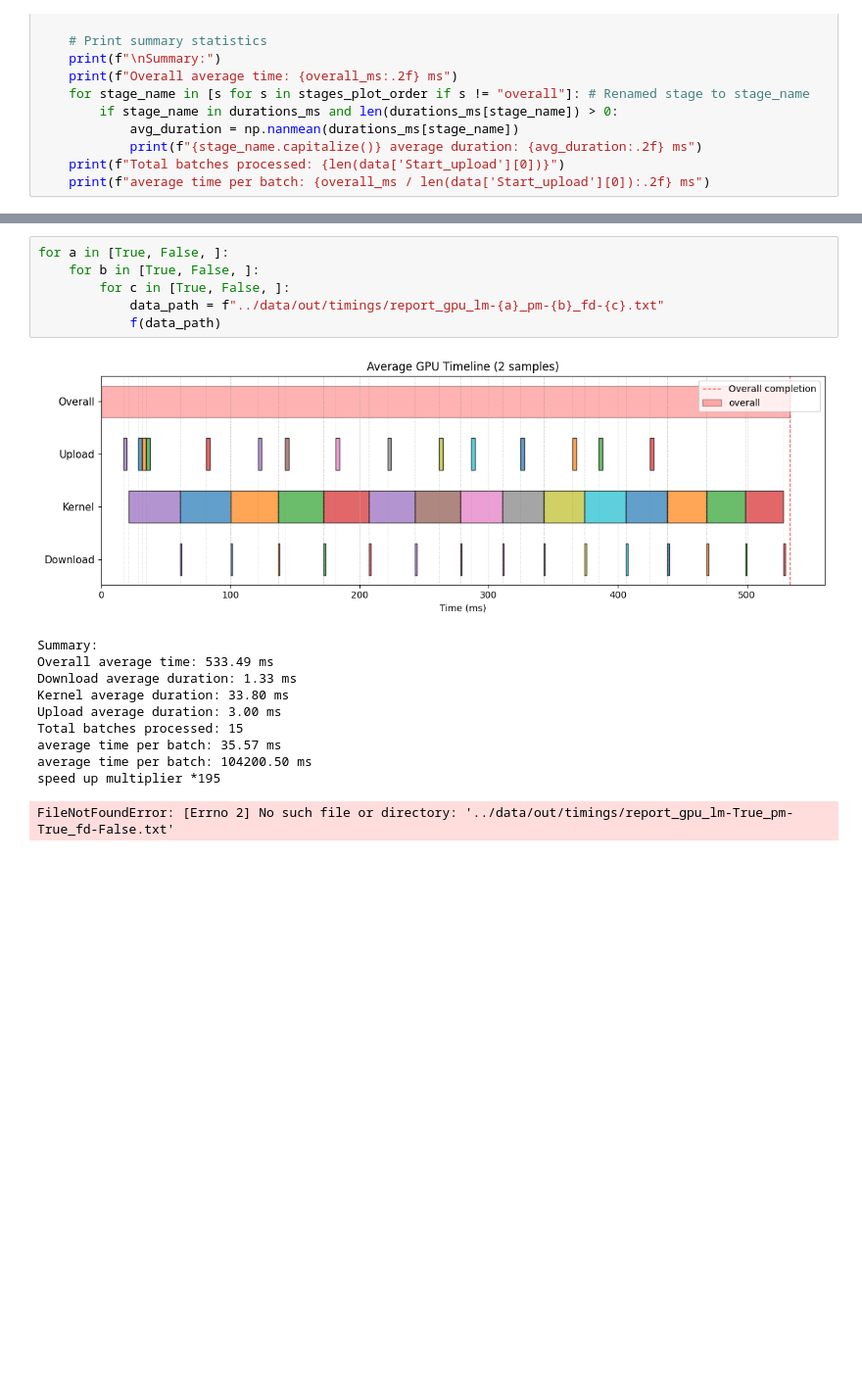
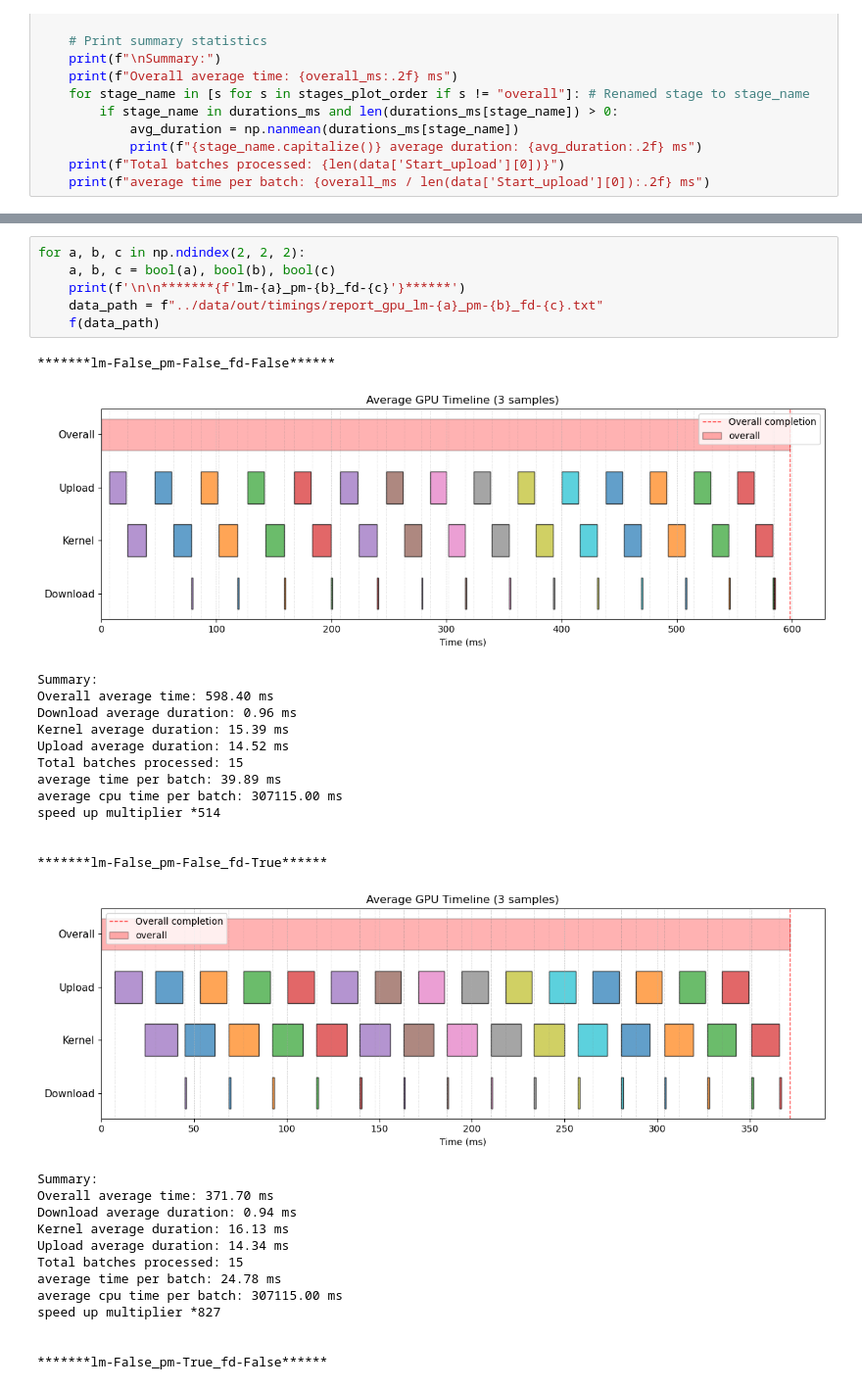
Before and after one commit to HosseinOutward/VUB-ACS-25_GPU, a Jupyter notebook: analysis/analysis_timeline.ipynb, the cells around one changed output, grey strips where cells are left out. Shown at 98% size. Saved outputs shown, nothing was run; the diff lists cells and outputs as text; blank space fills up the shorter version.

```diff
--- a/analysis/analysis_timeline.ipynb
+++ b/analysis/analysis_timeline.ipynb
@@ -209,18 +209,34 @@ speed up multiplier *216
 # %%
-for a in [True, False, ]:
-    for b in [True, False, ]:
-        for c in [True, False, ]:
-            data_path = f"../data/out/timings/report_gpu_lm-{a}_pm-{b}_fd-{c}.txt"
-            f(data_path)
+for a, b, c in np.ndindex(2, 2, 2):
+    a, b, c = bool(a), bool(b), bool(c)
+    print(f'\n\n*******{f'lm-{a}_pm-{b}_fd-{c}'}******')
+    data_path = f"../data/out/timings/report_gpu_lm-{a}_pm-{b}_fd-{c}.txt"
+    f(data_path)
 # %% [output]
+*******lm-False_pm-False_fd-False******
-[figure, old version]
+[figure, new version]
-Summary:
-Overall average time: 533.49 ms
-Download average duration: 1.33 ms
-Kernel average duration: 33.80 ms
-Upload average duration: 3.00 ms
-Total batches processed: 15
-average time per batch: 35.57 ms
-average time per batch: 104200.50 ms
-speed up multiplier *195
-FileNotFoundError: [Errno 2] No such file or directory: '../data/out/timings/report_gpu_lm-True_pm-True_fd-False.txt'
+Summary:
+Overall average time: 598.40 ms
+Download average duration: 0.96 ms
+Kernel average duration: 15.39 ms
+Upload average duration: 14.52 ms
+Total batches processed: 15
+average time per batch: 39.89 ms
+average cpu time per batch: 307115.00 ms
+speed up multiplier *514
+
+
+*******lm-False_pm-False_fd-True******
+[figure, added]
+Summary:
+Overall average time: 371.70 ms
+Download average duration: 0.94 ms
+Kernel average duration: 16.13 ms
+Upload average duration: 14.34 ms
+Total batches processed: 15
+average time per batch: 24.78 ms
+average cpu time per batch: 307115.00 ms
+speed up multiplier *827
+
+
+*******lm-False_pm-True_fd-False******
```
Also changed, not shown: parts of 3 cells of this notebook, 36 other files.
